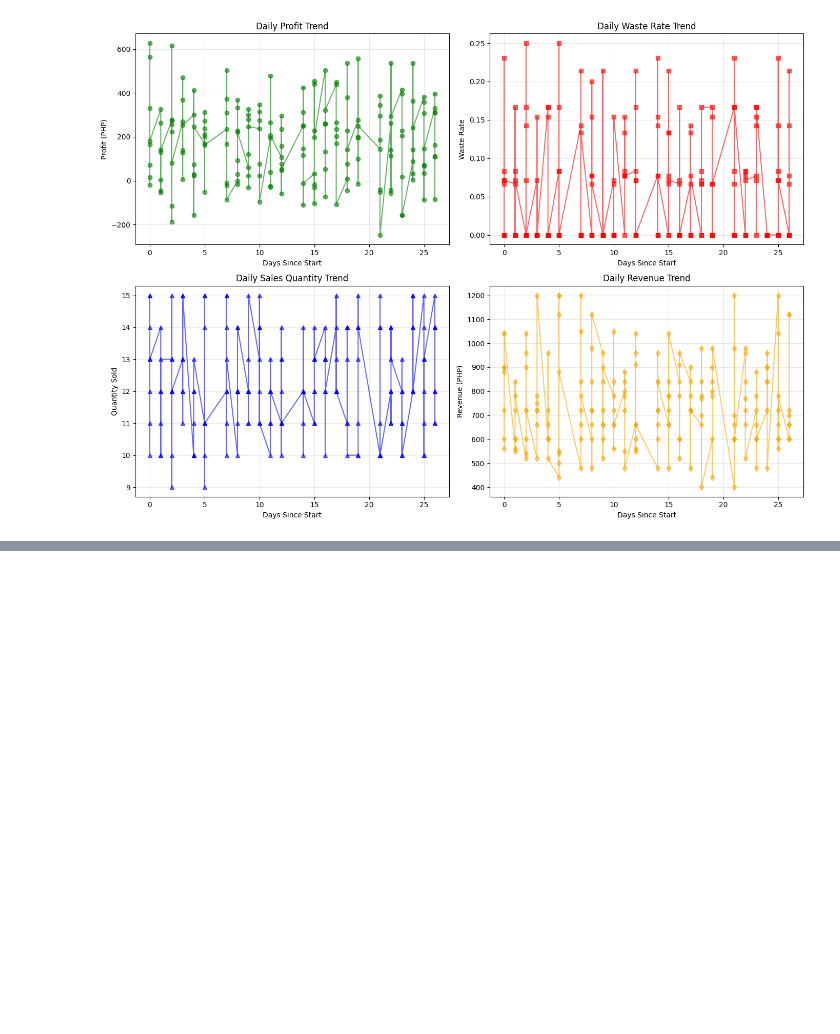
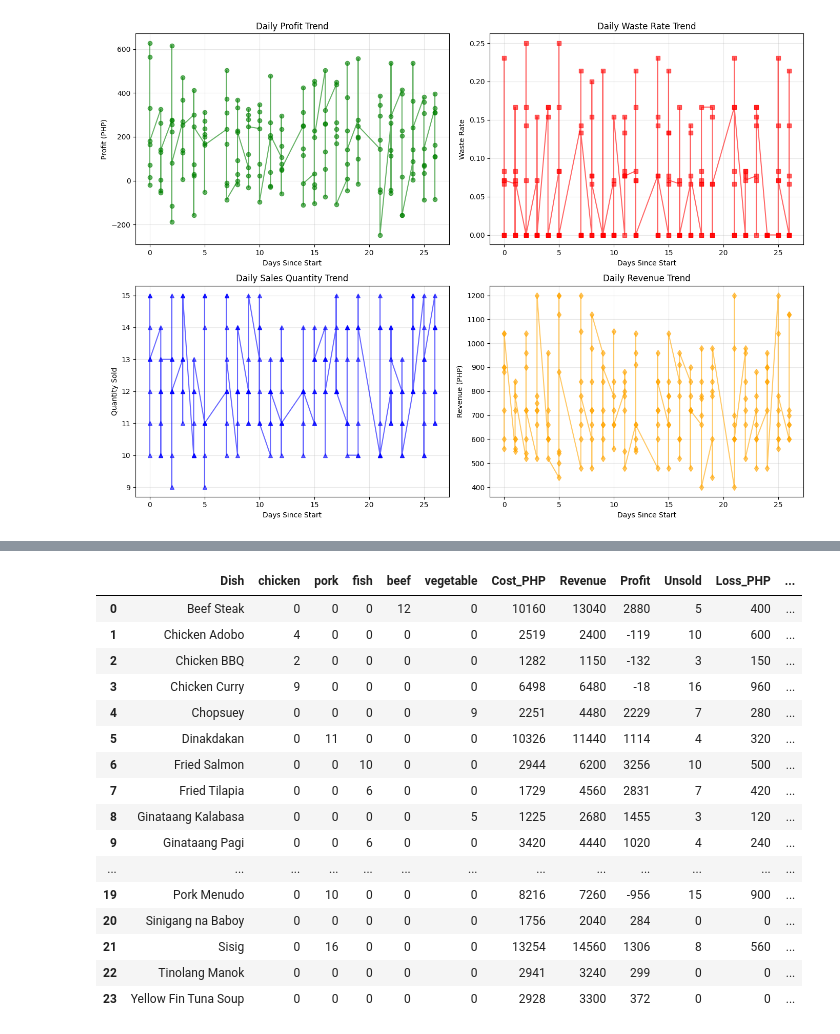
Before and after one commit to baldeoJV/CCDATS1L_PROJECT, a Jupyter notebook: datasci.ipynb, the cells around one changed output, grey strips where cells are left out. Saved outputs shown, nothing was run; the diff lists cells and outputs as text; code cells hidden in the pictures; blank space fills up the shorter version.

```diff
--- a/datasci.ipynb
+++ b/datasci.ipynb
@@ -699,0 +827,34 @@ plt.show()
+# %%
+stats_data.groupby('Dish').agg(
+    chicken = ('is_chicken', 'sum'),
+    pork = ('is_pork', 'sum'),
+    fish = ('is_fish', 'sum'),
+    beef = ('is_beef', 'sum'),
+    vegetable = ('is_vegetable', 'sum'),
+    Cost_PHP=('Cost_PHP', 'sum'),
+    Revenue=('Revenue', 'sum'),
+    Profit=('Profit', 'sum'),
+    Unsold = ('Unsold', 'sum'),
+    Loss_PHP=('Price_PHP', lambda x: (x * data.loc[x.index, 'Unsold']).sum()),
+    Waste_Rate=('Waste_Rate', 'mean'),
+    Profit_Margin=('Profit_Margin', 'mean'),
+    Sell_Through_Rate=('Sell_Through_Rate', 'mean')
+).reset_index()
+# %% [output]
+|  | Dish | chicken | pork | fish | beef | vegetable | Cost_PHP | Revenue | Profit | Unsold | Loss_PHP | ... |
+| 0 | Beef Steak | 0 | 0 | 0 | 12 | 0 | 10160 | 13040 | 2880 | 5 | 400 | ... |
+| 1 | Chicken Adobo | 4 | 0 | 0 | 0 | 0 | 2519 | 2400 | -119 | 10 | 600 | ... |
+| 2 | Chicken BBQ | 2 | 0 | 0 | 0 | 0 | 1282 | 1150 | -132 | 3 | 150 | ... |
+| 3 | Chicken Curry | 9 | 0 | 0 | 0 | 0 | 6498 | 6480 | -18 | 16 | 960 | ... |
+| 4 | Chopsuey | 0 | 0 | 0 | 0 | 9 | 2251 | 4480 | 2229 | 7 | 280 | ... |
+| 5 | Dinakdakan | 0 | 11 | 0 | 0 | 0 | 10326 | 11440 | 1114 | 4 | 320 | ... |
+| 6 | Fried Salmon | 0 | 0 | 10 | 0 | 0 | 2944 | 6200 | 3256 | 10 | 500 | ... |
+| 7 | Fried Tilapia | 0 | 0 | 6 | 0 | 0 | 1729 | 4560 | 2831 | 7 | 420 | ... |
+| 8 | Ginataang Kalabasa | 0 | 0 | 0 | 0 | 5 | 1225 | 2680 | 1455 | 3 | 120 | ... |
+| 9 | Ginataang Pagi | 0 | 0 | 6 | 0 | 0 | 3420 | 4440 | 1020 | 4 | 240 | ... |
+| ... | ... | ... | ... | ... | ... | ... | ... | ... | ... | ... | ... | ... |
+| 19 | Pork Menudo | 0 | 10 | 0 | 0 | 0 | 8216 | 7260 | -956 | 15 | 900 | ... |
+| 20 | Sinigang na Baboy | 0 | 0 | 0 | 0 | 0 | 1756 | 2040 | 284 | 0 | 0 | ... |
+| 21 | Sisig | 0 | 16 | 0 | 0 | 0 | 13254 | 14560 | 1306 | 8 | 560 | ... |
+| 22 | Tinolang Manok | 0 | 0 | 0 | 0 | 0 | 2941 | 3240 | 299 | 0 | 0 | ... |
+| 23 | Yellow Fin Tuna Soup | 0 | 0 | 0 | 0 | 0 | 2928 | 3300 | 372 | 0 | 0 | ... |
```
Also changed, not shown: parts of 9 cells of this notebook, 1 other file.
